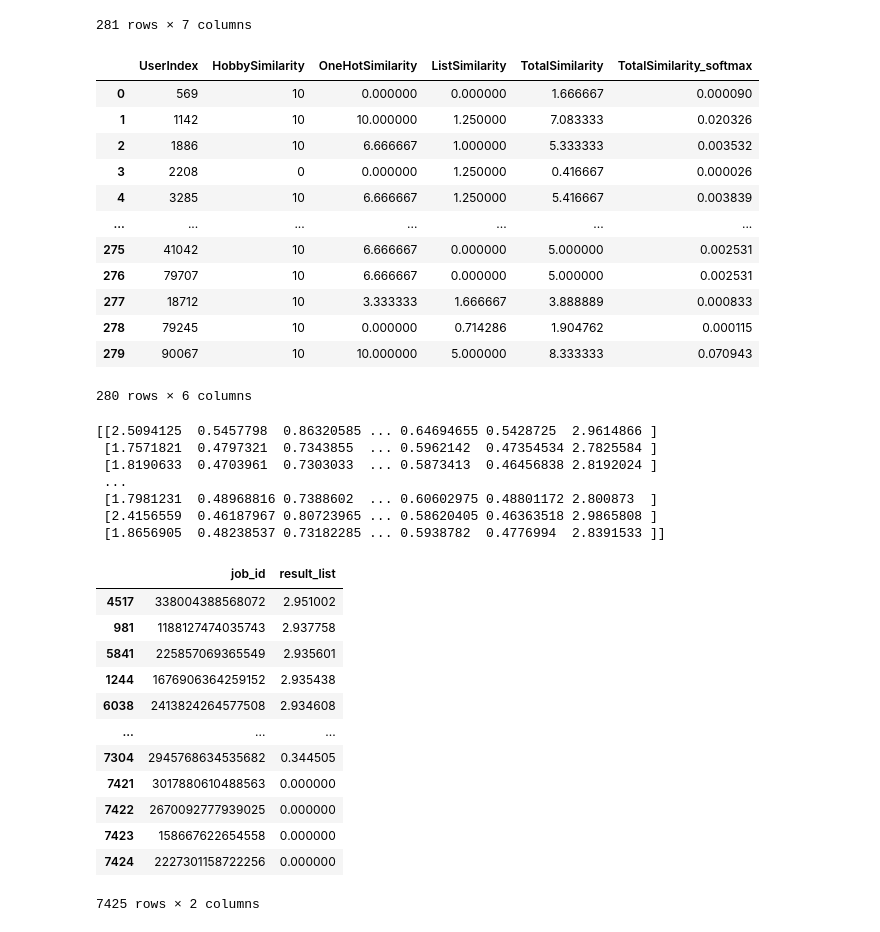
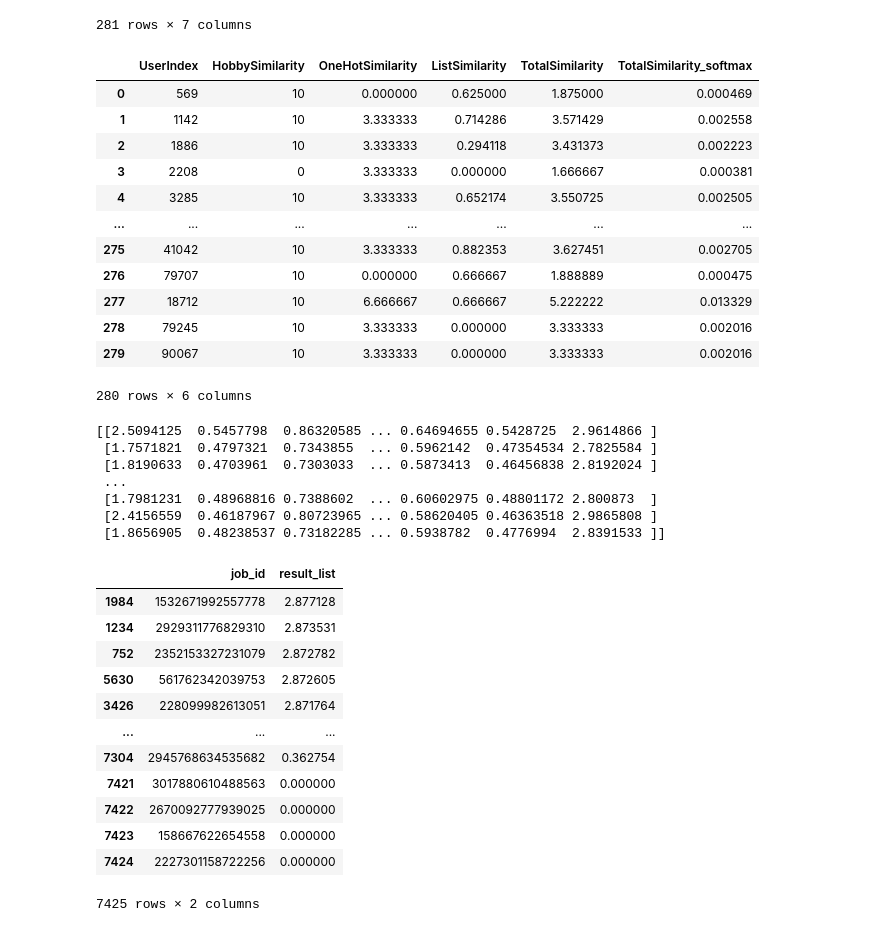
Before and after one commit to TianjunChi/IRS-PM-2024-09-10-GRP8-JobRecommendationSystem, a Jupyter notebook: web/web.ipynb, the cells around one changed output. Drawn from its saved outputs; the diff is of its cells as text; code cells hidden in the pictures.

```diff
--- a/web/web.ipynb
+++ b/web/web.ipynb
@@ -115,9 +108,6 @@ def jaccard_similarity(list1, list2):
         return 0
     return intersection / union
 
-# Load the dataset
-file_path = r'E:\OneDrive - National University of Singapore\code\NUS-ISS\Project1\IRS-PM-2024-09-10-GRP8-JobRecommendationSystem\Recommendation_System\user_similarity\user_precessed.csv'
-df = pd.read_csv(file_path)
 
 # Convert string representations of lists back to actual lists
 list_columns = ['degree', 'major', 'desiredJob', 'projectExperience', 'skills']
@@ -126,7 +116,7 @@ for col in list_columns:
 
 # Separate the new user (last row) from the rest of the data
 new_user = df.iloc[-1]
-other_users = df
+other_users = df[:-1]
 
 # Similarity calculation for each feature
 
@@ -144,44 +134,44 @@ for idx, other_user in other_users.iterrows():
 # 3. Similarity for lists of strings (desiredJob, skills)
 list_similarity = []
 for idx, other_user in other_users.iterrows():
     desiredJob_sim = jaccard_similarity(new_user['desiredJob'], other_user['desiredJob'])
     skills_sim = jaccard_similarity(new_user['skills'], other_user['skills'])
     list_similarity.append((desiredJob_sim + skills_sim) / 0.2)
 
 # Combine similarities with equal weights
 total_similarities = hobby_similarity / 6 + np.array(onehot_similarity) / 2 + np.array(list_similarity) / 3
 
 # Create a DataFrame to display similarities
 similarities_df = pd.DataFrame({
     'UserIndex': other_users.id,
     'HobbySimilarity': hobby_similarity,
     'OneHotSimilarity': onehot_similarity,
     'ListSimilarity': list_similarity,
     'TotalSimilarity': total_similarities
 })
 
 # Sort by total similarity
 # similarities_df = similarities_df.sort_values(by='UserIndex', ascending=True)
 
 # Display the top results
 # Apply softmax to the 'TotalSimilarity' column
 similarities_df['TotalSimilarity_softmax'] = softmax(similarities_df['TotalSimilarity'])
 
 # Display the top results
 similarities_df
 # %% [output]
 |  | UserIndex | HobbySimilarity | OneHotSimilarity | ListSimilarity | TotalSimilarity | TotalSimilarity_softmax |
-| 0 | 569 | 10 | 0.000000 | 0.000000 | 1.666667 | 0.000090 |
-| 1 | 1142 | 10 | 10.000000 | 1.250000 | 7.083333 | 0.020326 |
-| 2 | 1886 | 10 | 6.666667 | 1.000000 | 5.333333 | 0.003532 |
-| 3 | 2208 | 0 | 0.000000 | 1.250000 | 0.416667 | 0.000026 |
-| 4 | 3285 | 10 | 6.666667 | 1.250000 | 5.416667 | 0.003839 |
+| 0 | 569 | 10 | 0.000000 | 0.625000 | 1.875000 | 0.000469 |
+| 1 | 1142 | 10 | 3.333333 | 0.714286 | 3.571429 | 0.002558 |
+| 2 | 1886 | 10 | 3.333333 | 0.294118 | 3.431373 | 0.002223 |
+| 3 | 2208 | 0 | 3.333333 | 0.000000 | 1.666667 | 0.000381 |
+| 4 | 3285 | 10 | 3.333333 | 0.652174 | 3.550725 | 0.002505 |
 | ... | ... | ... | ... | ... | ... | ... |
-| 275 | 41042 | 10 | 6.666667 | 0.000000 | 5.000000 | 0.002531 |
-| 276 | 79707 | 10 | 6.666667 | 0.000000 | 5.000000 | 0.002531 |
-| 277 | 18712 | 10 | 3.333333 | 1.666667 | 3.888889 | 0.000833 |
-| 278 | 79245 | 10 | 0.000000 | 0.714286 | 1.904762 | 0.000115 |
-| 279 | 90067 | 10 | 10.000000 | 5.000000 | 8.333333 | 0.070943 |
+| 275 | 41042 | 10 | 3.333333 | 0.882353 | 3.627451 | 0.002705 |
+| 276 | 79707 | 10 | 0.000000 | 0.666667 | 1.888889 | 0.000475 |
+| 277 | 18712 | 10 | 6.666667 | 0.666667 | 5.222222 | 0.013329 |
+| 278 | 79245 | 10 | 3.333333 | 0.000000 | 3.333333 | 0.002016 |
+| 279 | 90067 | 10 | 3.333333 | 0.000000 | 3.333333 | 0.002016 |
 280 rows × 6 columns
 # %%
 import numpy as np
@@ -221,13 +211,13 @@ final_result = df.sort_values(by='result_list', ascending=False)
 final_result
 # %% [output]
 |  | job_id | result_list |
-| 4517 | 338004388568072 | 2.951002 |
-| 981 | 1188127474035743 | 2.937758 |
-| 5841 | 225857069365549 | 2.935601 |
-| 1244 | 1676906364259152 | 2.935438 |
-| 6038 | 2413824264577508 | 2.934608 |
+| 1984 | 1532671992557778 | 2.877128 |
+| 1234 | 2929311776829310 | 2.873531 |
+| 752 | 2352153327231079 | 2.872782 |
+| 5630 | 561762342039753 | 2.872605 |
+| 3426 | 228099982613051 | 2.871764 |
 | ... | ... | ... |
-| 7304 | 2945768634535682 | 0.344505 |
+| 7304 | 2945768634535682 | 0.362754 |
 | 7421 | 3017880610488563 | 0.000000 |
 | 7422 | 2670092777939025 | 0.000000 |
 | 7423 | 158667622654558 | 0.000000 |
```
Also changed, not shown: parts of 5 cells of this notebook.
